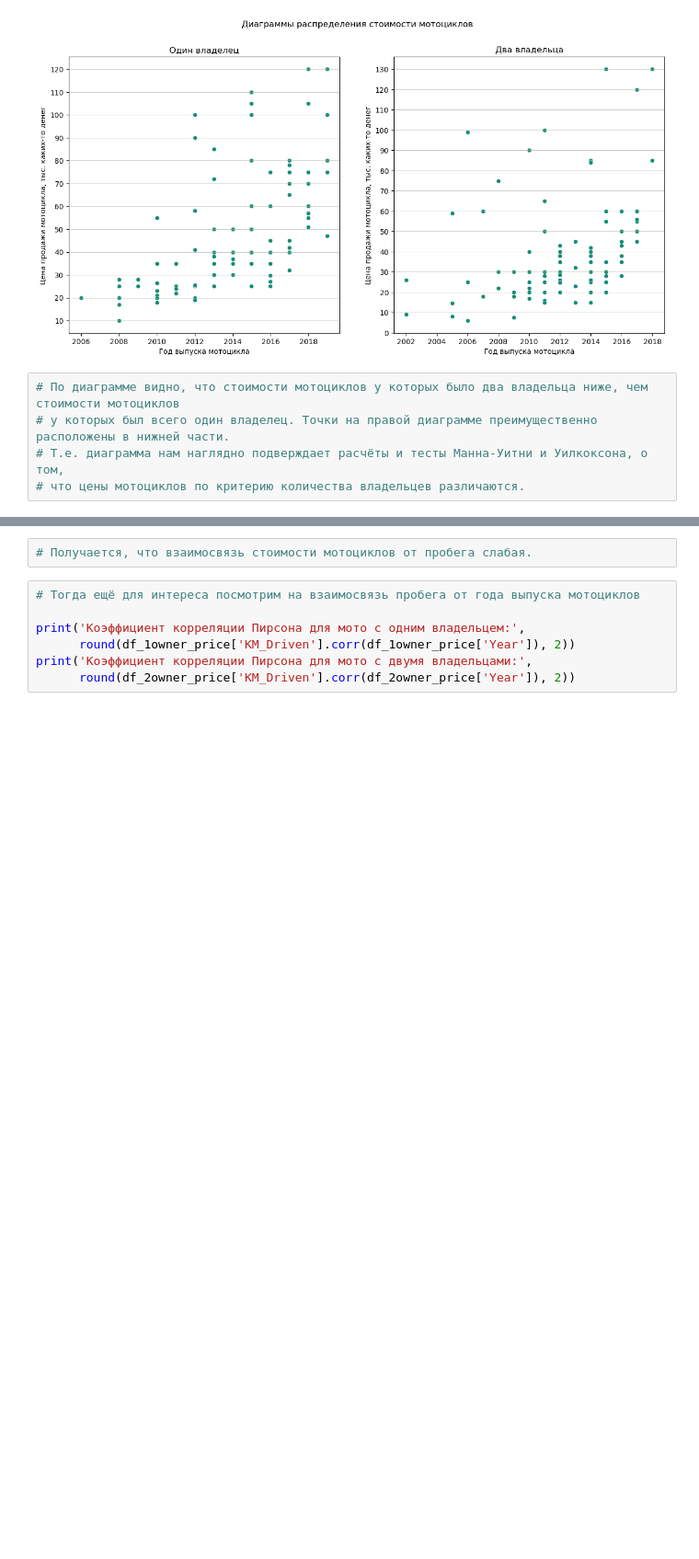
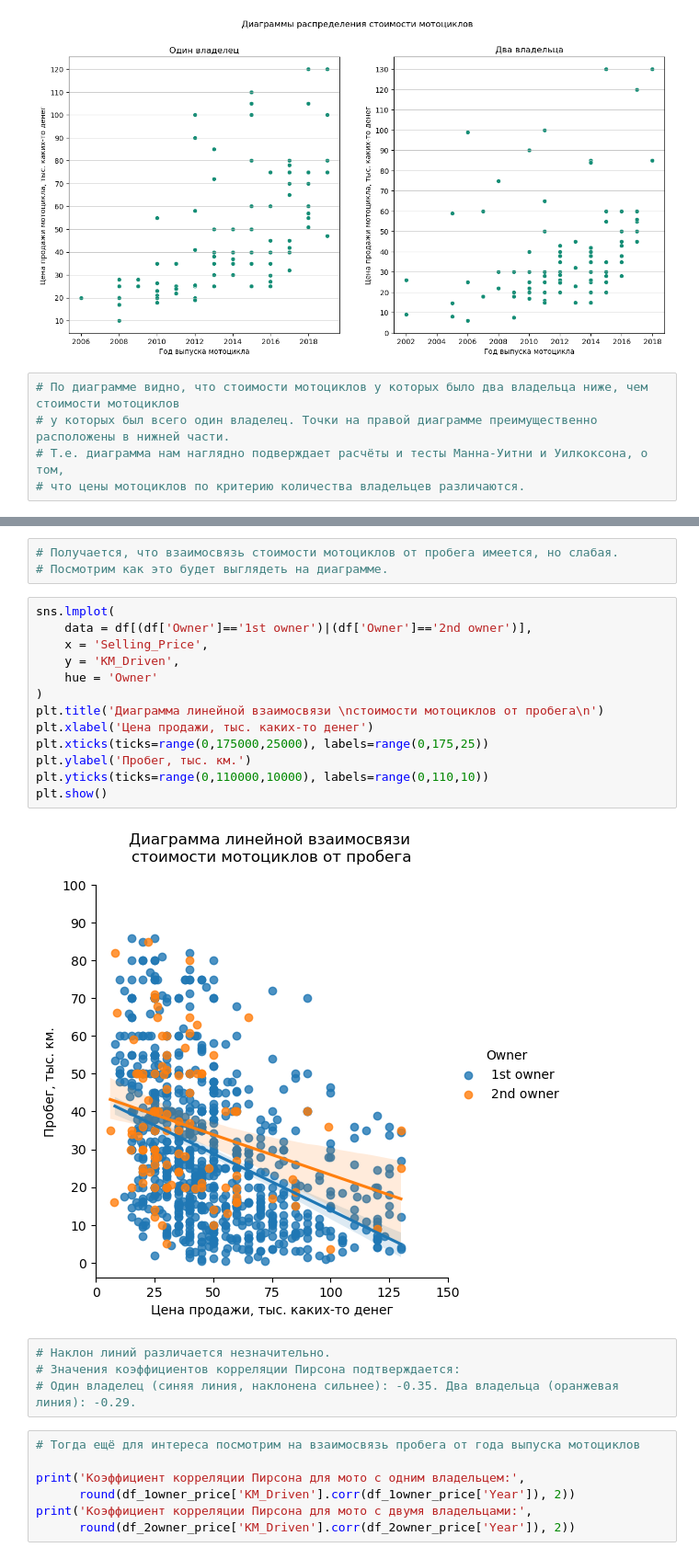
Before and after one commit to V1-code/DZ-11_08.10.2024, a Jupyter notebook: ДЗ-11.ipynb, the cells around one changed output, grey strips where cells are left out. Shown: that part at 92% size. Cells and saved outputs as stored; diff of their text form; blank space fills up the shorter version.

```diff
--- a/ДЗ-11.ipynb
+++ b/ДЗ-11.ipynb
@@ -386,7 +409,27 @@ print('Коэффициент корреляции Пирсона для мот
 Коэффициент корреляции Пирсона для мото с одним владельцем: -0.35
 Коэффициент корреляции Пирсона для мото с двумя владельцами: -0.29
 # %%
-# Получается, что взаимосвязь стоимости мотоциклов от пробега слабая.
+# Получается, что взаимосвязь стоимости мотоциклов от пробега имеется, но слабая.
+# Посмотрим как это будет выглядеть на диаграмме.
+# %%
+sns.lmplot(
+    data = df[(df['Owner']=='1st owner')|(df['Owner']=='2nd owner')],
+    x = 'Selling_Price',
+    y = 'KM_Driven',
+    hue = 'Owner'
+)
+plt.title('Диаграмма линейной взаимосвязи \nстоимости мотоциклов от пробега\n')
+plt.xlabel('Цена продажи, тыс. каких-то денег')
+plt.xticks(ticks=range(0,175000,25000), labels=range(0,175,25))
+plt.ylabel('Пробег, тыс. км.')
+plt.yticks(ticks=range(0,110000,10000), labels=range(0,110,10))
+plt.show()
+# %% [output]
+[figure, added]
+# %%
+# Наклон линий различается незначительно.
+# Значения коэффициентов корреляции Пирсона подтверждается:
+# Один владелец (синяя линия, наклонена сильнее): -0.35. Два владельца (оранжевая линия): -0.29.
 # %%
 # Тогда ещё для интереса посмотрим на взаимосвязь пробега от года выпуска мотоциклов
 
```
Also changed, not shown: parts of 23 cells of this notebook.
